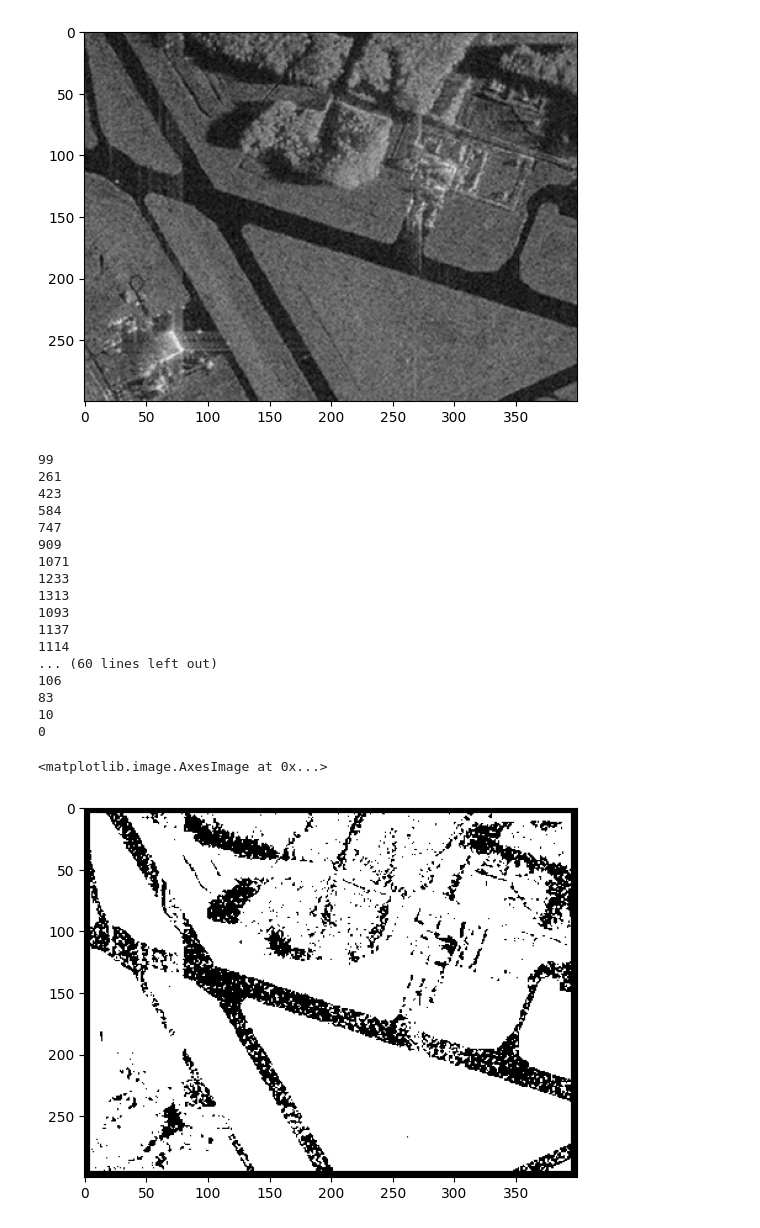
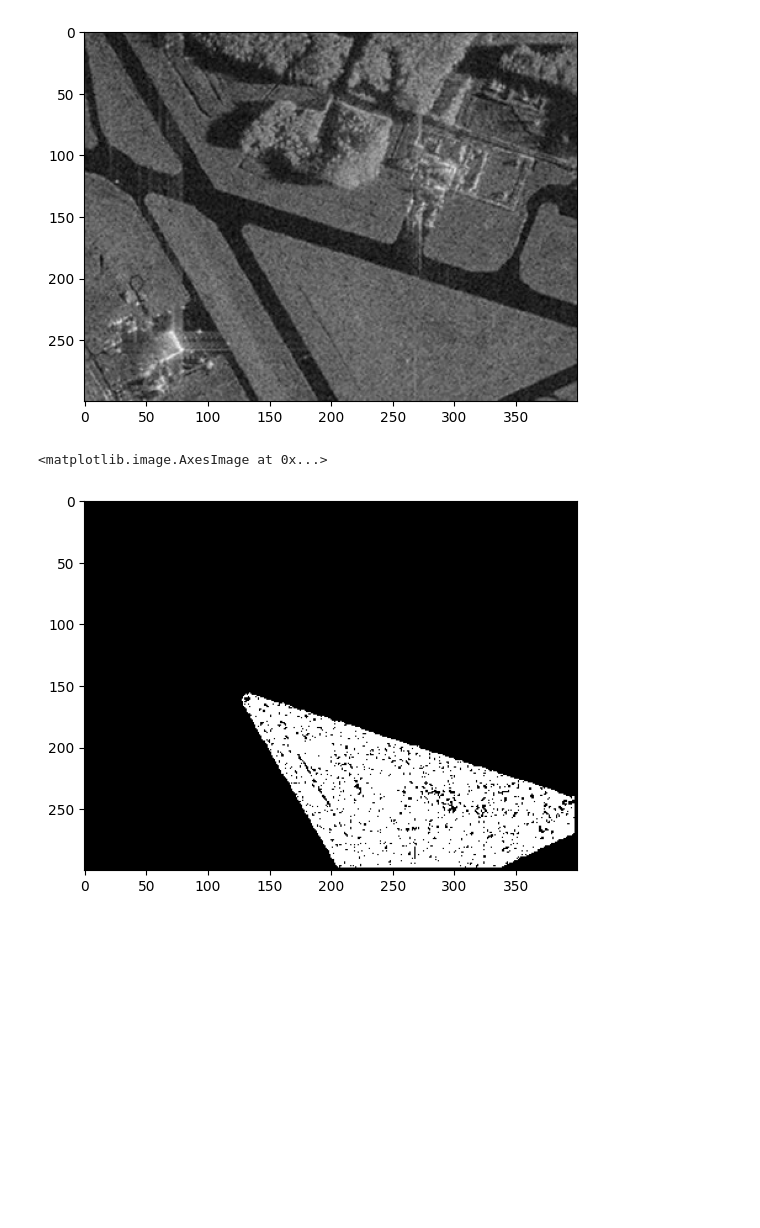
Before and after one commit to Karatel1968/ImageProcessing, a Jupyter notebook: практика_4/Pracice_4.ipynb, the cells around one changed output. Saved outputs shown, nothing was run; the diff lists cells and outputs as text; code cells hidden in the pictures; blank space fills up the shorter version.

```diff
--- a/практика_4/Pracice_4.ipynb
+++ b/практика_4/Pracice_4.ipynb
@@ -15,54 +15,36 @@ plt.imshow(image_gray, cmap="gray")
 import math
 def homo_average(img, mask, point, T):
     av_val = img[mask > 0].sum() / np.count_nonzero(img[mask > 0])
 
     if abs(av_val - img[point]) <= T:
         return True
 
     return False
 
 def region_growing(image, seed_point,homo_fun,r, T):
     mask = np.zeros(image_gray.shape, np.uint8)
     mask[seed_point] = 1
     count = 1
     while count > 0:
         count = 0
         local_mask = np.zeros(image_gray.shape, np.uint8)
         for i in range(r,image.shape[0] - r):
             for j in range(r,image.shape[1] - r):
                 if mask[i,j]==0 and mask[i - r:i + r, j-r: j+r].sum() > 0:
                     if homo_fun(image, mask, (i,j), T):
                         local_mask[i,j] = 1
         count = np.count_nonzero(local_mask)
-        print(count)
         mask += local_mask
 
     return mask*255
 
 seed_point = (250,250)
-mask = region_growing(image_gray,seed_point,homo_average,5, 40)
+mask = region_growing(image_gray,seed_point,homo_average,2, 15)
 
 plt.imshow(mask, cmap="gray")
 # %% [output]
-99
-261
-423
-584
-747
-909
-1071
-1233
-1313
-1093
-1137
-1114
-... (60 lines left out)
-106
-83
-10
-0
+<matplotlib.image.AxesImage at 0x...>
-<matplotlib.image.AxesImage at 0x...>
-[figure, old version]
+[figure, new version]
 # %%
 #2
 #a)
```
Also changed, not shown: parts of 2 cells of this notebook, 2 other files.
